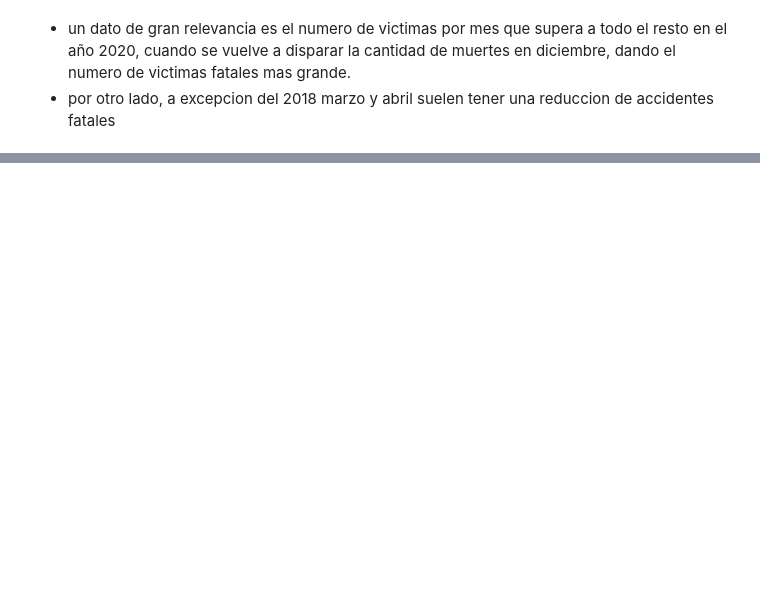
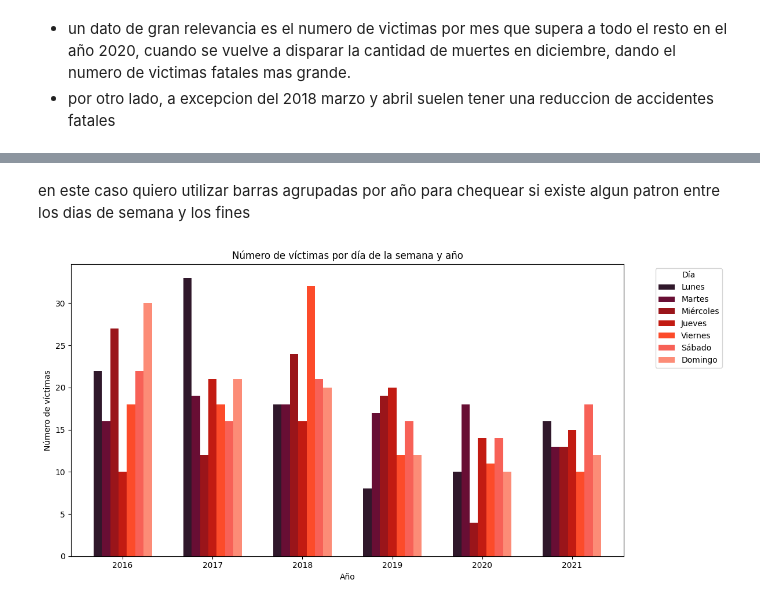
Before and after one commit to matiasbarriosled/PiDa2, a Jupyter notebook: EDA/EDA.ipynb, the cells around one changed output, grey strips where cells are left out. Cells and saved outputs as stored; diff of their text form; code cells hidden in the pictures; blank space fills up the shorter version.

```diff
--- a/EDA/EDA.ipynb
+++ b/EDA/EDA.ipynb
@@ -160,0 +135,18 @@ for anio in anios:
+# %%
+victimas_por_dia = hechos[['N_victimas','Fecha','Año']]
+victimas_por_dia['Fecha'] = victimas_por_dia['Fecha'].dt.day_name()
+victimas_por_dia.rename(columns={'Fecha':'Dia'},inplace=True)
+victimas_por_dia = victimas_por_dia.groupby(['Año','Dia']).sum().reset_index()
+# %%
+#utilizamos un diccionario para llamar en el replace y hacer la traduccion de los dias al español
+dias_ingles_espanol = {
+    'Monday': 'Lunes',
+    'Tuesday': 'Martes',
+    'Wednesday': 'Miércoles',
+    'Thursday': 'Jueves',
+    'Friday': 'Viernes',
+    'Saturday': 'Sábado',
+    'Sunday': 'Domingo'
+}
+victimas_por_dia['Dia'] = victimas_por_dia['Dia'].replace(dias_ingles_espanol)
+victimas_por_dia.head(7)
@@ -160,0 +162,30 @@ for anio in anios:
+# %%
+dias_orden = ['Lunes', 'Martes', 'Miércoles', 'Jueves', 'Viernes', 'Sábado', 'Domingo']
+victimas_por_dia['Dia'] = pd.Categorical(victimas_por_dia['Dia'], categories=dias_orden, ordered=True)
+victimas_por_dia = victimas_por_dia.sort_values(by=['Dia','Año']).reset_index(drop=True)
+# %% [markdown]
+en este caso quiero utilizar barras agrupadas por año para chequear si existe algun patron entre los dias de semana y los fines
+# %%
+# Crear una tabla pivote para la representación gráfica
+pivot_table = victimas_por_dia.pivot(index='Año', columns='Dia', values='N_victimas')
+
+colors = ['#30182b', '#680e34', '#9a151a', '#c21b12', '#fc4b2a', '#f76157', '#fc8c77']
+
+# Crear el gráfico de barras agrupadas
+pivot_table.plot(kind='bar', figsize=(12, 6), width=0.65,color=colors)
+
+
+# Añadir título y etiquetas
+plt.title('Número de víctimas por día de la semana y año')
+plt.xlabel('Año')
+plt.ylabel('Número de víctimas')
+plt.xticks(rotation=0)
+
+# Añadir la leyenda
+plt.legend(title='Día', bbox_to_anchor=(1.05, 1), loc='upper left')
+
+# Mostrar el gráfico
+plt.tight_layout()
+plt.show()
+# %% [output]
+[figure, added]
```
Also changed, not shown: parts of 12 cells of this notebook, 2 other files.
